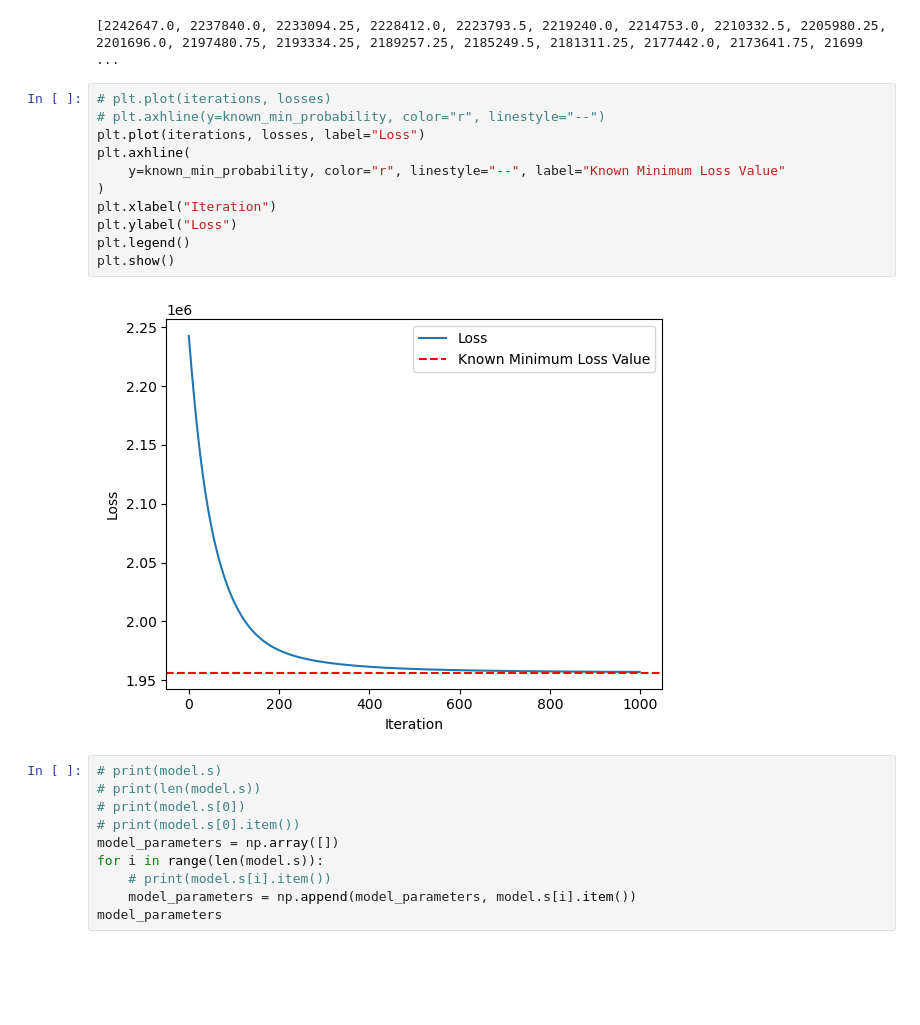
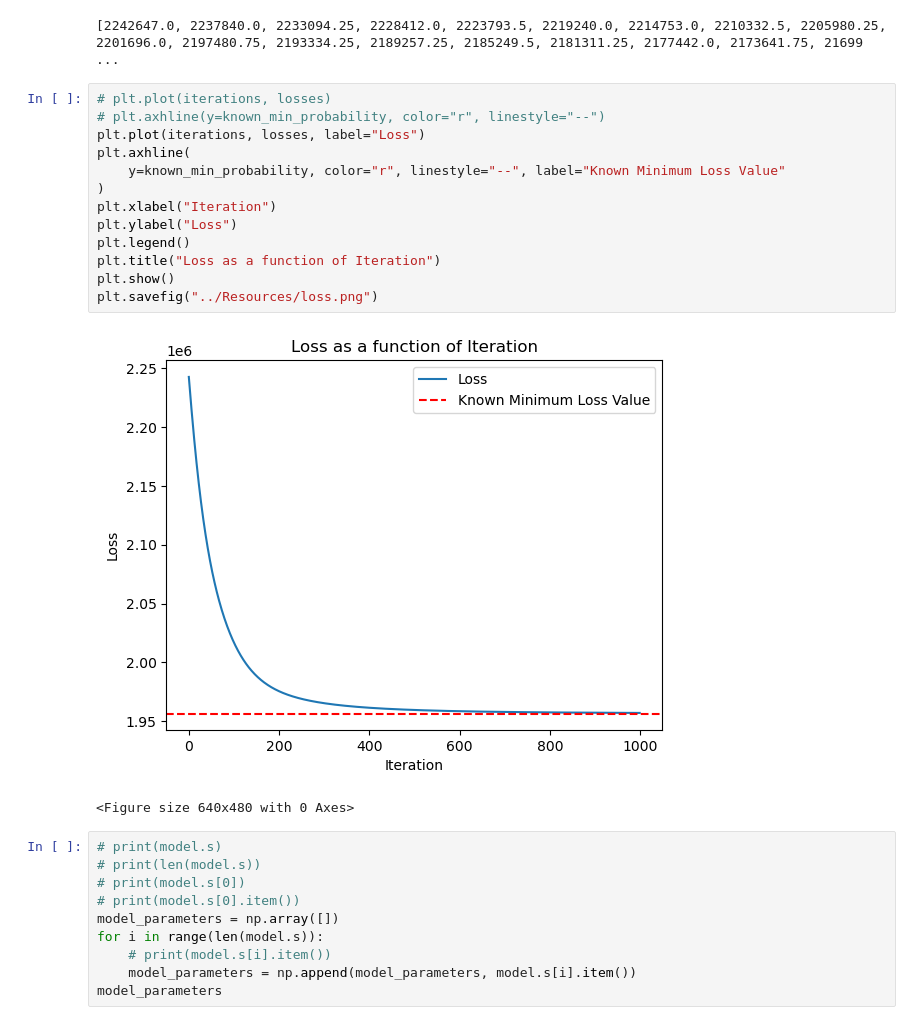
Before and after one commit to DivyaSharma0795/NLP_GradientDescen, a Jupyter notebook: Codes/unigram_pytorch_test.ipynb, the cells around one changed output. Saved outputs shown, nothing was run; the diff lists cells and outputs as text; blank space fills up the shorter version.

```diff
--- a/Codes/unigram_pytorch_test.ipynb
+++ b/Codes/unigram_pytorch_test.ipynb
@@ -161,16 +181,19 @@ print(losses)
 # %%
 # plt.plot(iterations, losses)
 # plt.axhline(y=known_min_probability, color="r", linestyle="--")
 plt.plot(iterations, losses, label="Loss")
 plt.axhline(
     y=known_min_probability, color="r", linestyle="--", label="Known Minimum Loss Value"
 )
 plt.xlabel("Iteration")
 plt.ylabel("Loss")
 plt.legend()
+plt.title("Loss as a function of Iteration")
 plt.show()
+plt.savefig("../Resources/loss.png")
 # %% [output]
-[figure, old version]
+[figure, new version]
+<Figure size 640x480 with 0 Axes>
 # %%
 # print(model.s)
 # print(len(model.s))
```
Also changed, not shown: parts of 5 cells of this notebook, 6 other files.
